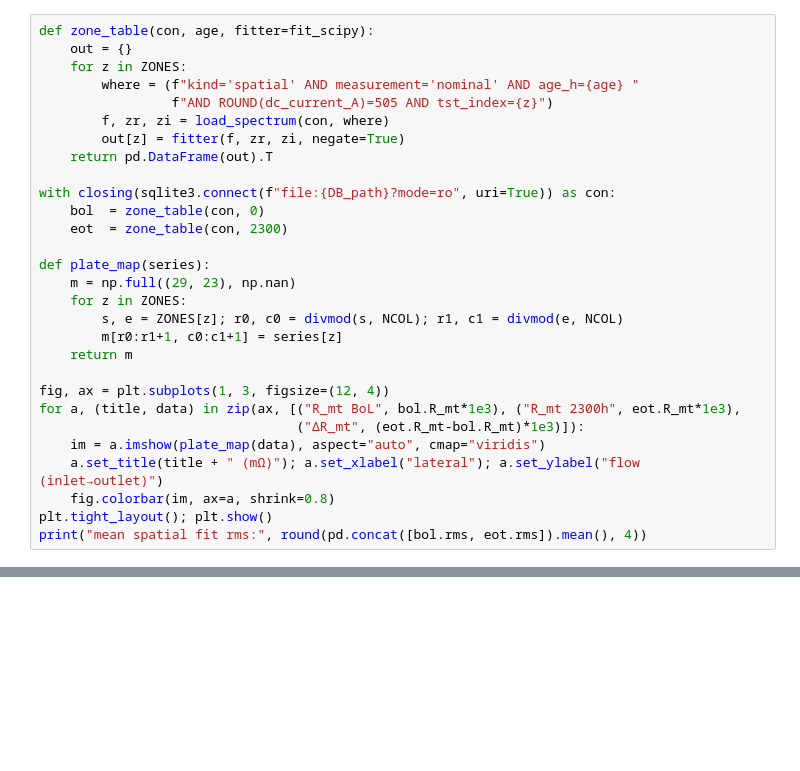
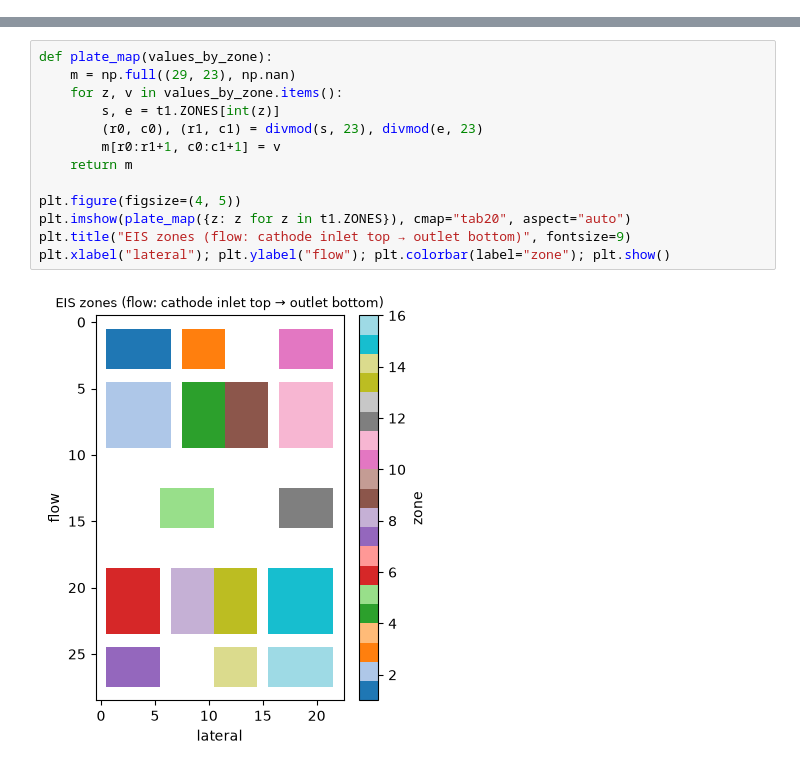
Before and after one commit to dangtom700/Cathode-Degradation-of-PEMFC, a Jupyter notebook: Notebooks/eis_analysis.ipynb, the cells around one changed output, grey strips where cells are left out. Cells and saved outputs as stored; diff of their text form; blank space fills up the shorter version.

```diff
--- a/Notebooks/eis_analysis.ipynb
+++ b/Notebooks/eis_analysis.ipynb
@@ -174,29 +0,0 @@ Fit each of the 16 zones (negated) at BoL and 2300 h, place the result on the pl
-# %%
-def zone_table(con, age, fitter=fit_scipy):
-    out = {}
-    for z in ZONES:
-        where = (f"kind='spatial' AND measurement='nominal' AND age_h={age} "
-                 f"AND ROUND(dc_current_A)=505 AND tst_index={z}")
-        f, zr, zi = load_spectrum(con, where)
-        out[z] = fitter(f, zr, zi, negate=True)
-    return pd.DataFrame(out).T
-
-with closing(sqlite3.connect(f"file:{DB_path}?mode=ro", uri=True)) as con:
-    bol  = zone_table(con, 0)
-    eot  = zone_table(con, 2300)
-
-def plate_map(series):
-    m = np.full((29, 23), np.nan)
-    for z in ZONES:
-        s, e = ZONES[z]; r0, c0 = divmod(s, NCOL); r1, c1 = divmod(e, NCOL)
-        m[r0:r1+1, c0:c1+1] = series[z]
-    return m
-
-fig, ax = plt.subplots(1, 3, figsize=(12, 4))
-for a, (title, data) in zip(ax, [("R_mt BoL", bol.R_mt*1e3), ("R_mt 2300h", eot.R_mt*1e3),
-                                 ("ΔR_mt", (eot.R_mt-bol.R_mt)*1e3)]):
-    im = a.imshow(plate_map(data), aspect="auto", cmap="viridis")
-    a.set_title(title + " (mΩ)"); a.set_xlabel("lateral"); a.set_ylabel("flow (inlet→outlet)")
-    fig.colorbar(im, ax=a, shrink=0.8)
-plt.tight_layout(); plt.show()
-print("mean spatial fit rms:", round(pd.concat([bol.rms, eot.rms]).mean(), 4))
@@ -216,0 +48,15 @@ mean spatial fit rms: 0.0855
+# %%
+def plate_map(values_by_zone):
+    m = np.full((29, 23), np.nan)
+    for z, v in values_by_zone.items():
+        s, e = t1.ZONES[int(z)]
+        (r0, c0), (r1, c1) = divmod(s, 23), divmod(e, 23)
+        m[r0:r1+1, c0:c1+1] = v
+    return m
+
+plt.figure(figsize=(4, 5))
+plt.imshow(plate_map({z: z for z in t1.ZONES}), cmap="tab20", aspect="auto")
+plt.title("EIS zones (flow: cathode inlet top → outlet bottom)", fontsize=9)
+plt.xlabel("lateral"); plt.ylabel("flow"); plt.colorbar(label="zone"); plt.show()
+# %% [output]
+[figure, added]
```
Also changed, not shown: parts of 36 cells of this notebook, 4 other files.
